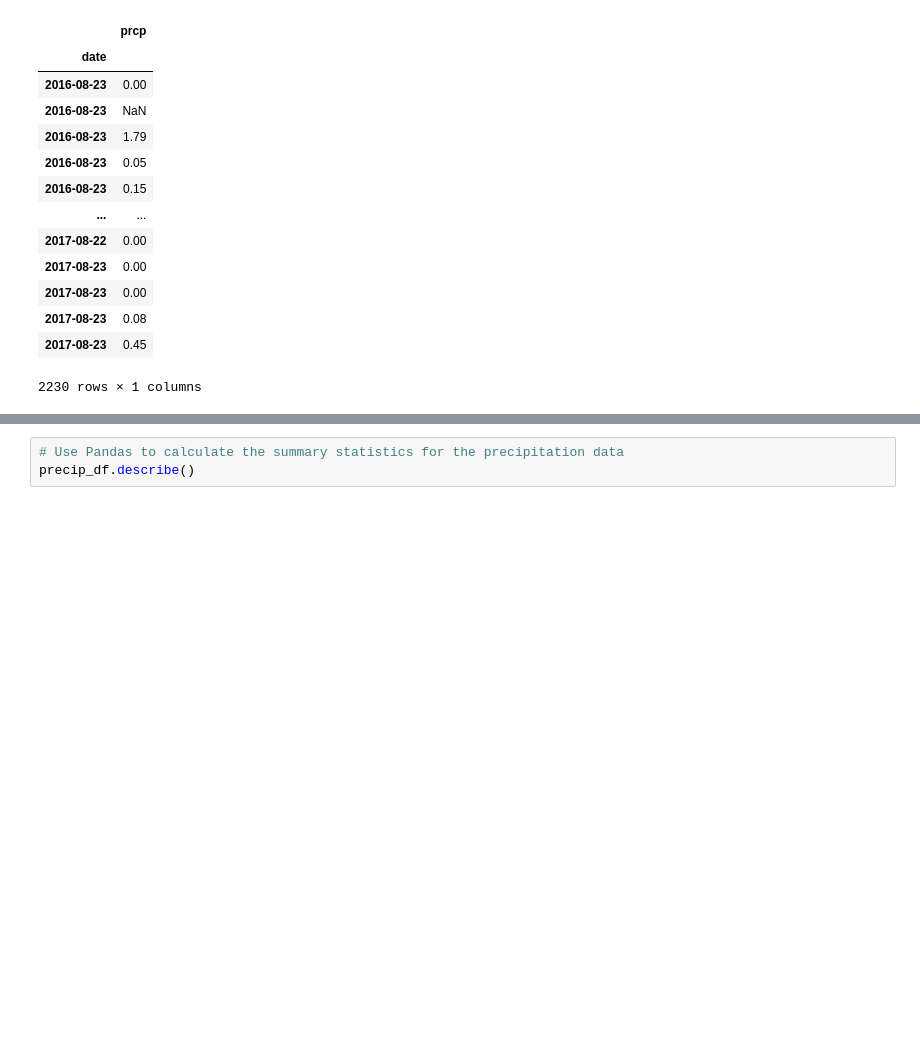
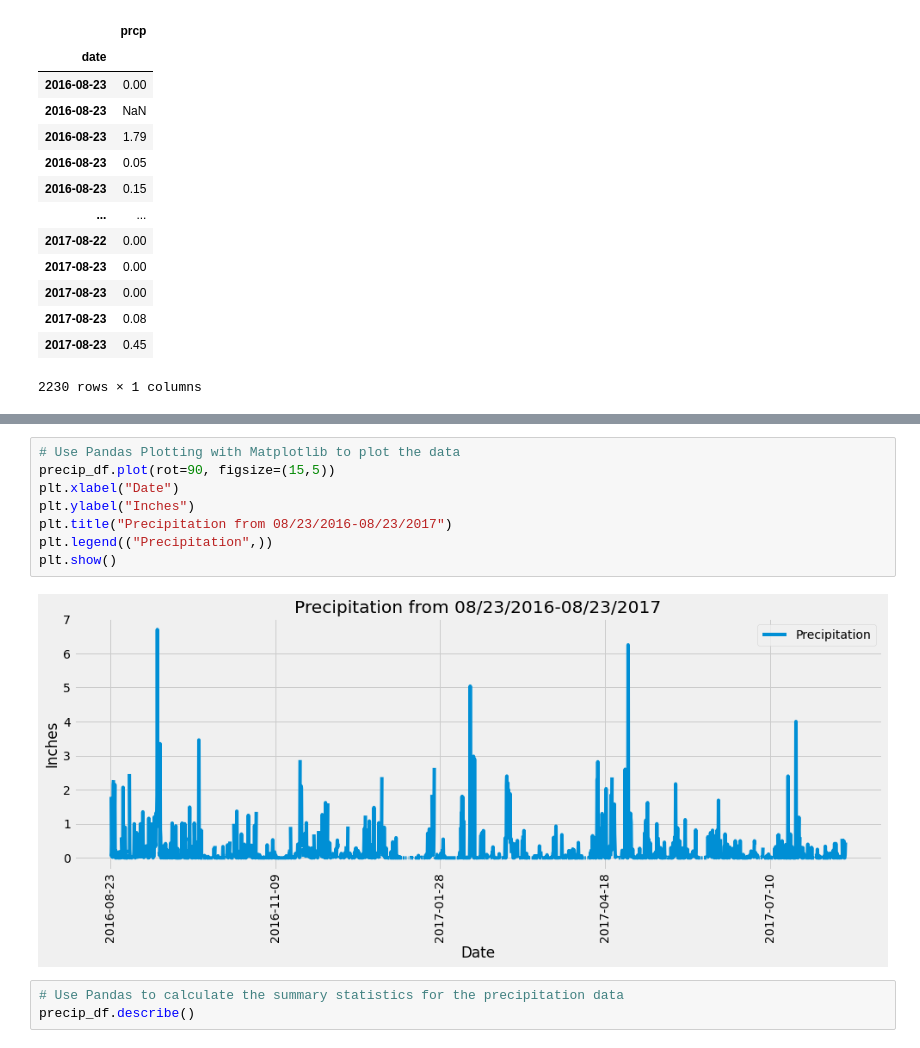
Before and after one commit to sbkachelmeier/sqlalchemy-challenge, a Jupyter notebook: climate_starter.ipynb, the cells around one changed output, grey strips where cells are left out. Drawn from its saved outputs; the diff is of its cells as text; blank space fills up the shorter version.

```diff
--- a/climate_starter.ipynb
+++ b/climate_starter.ipynb
@@ -92,3 +88,13 @@ NameError: name 'index' is not defined
+# %%
+# Use Pandas Plotting with Matplotlib to plot the data
+precip_df.plot(rot=90, figsize=(15,5))
+plt.xlabel("Date")
+plt.ylabel("Inches")
+plt.title("Precipitation from 08/23/2016-08/23/2017")
+plt.legend(("Precipitation",))
+plt.show()
+# %% [output]
+[figure, added]
 # %%
 # Use Pandas to calculate the summary statistics for the precipitation data
 precip_df.describe()
```
Also changed, not shown: parts of 6 cells of this notebook, 1 other file.
